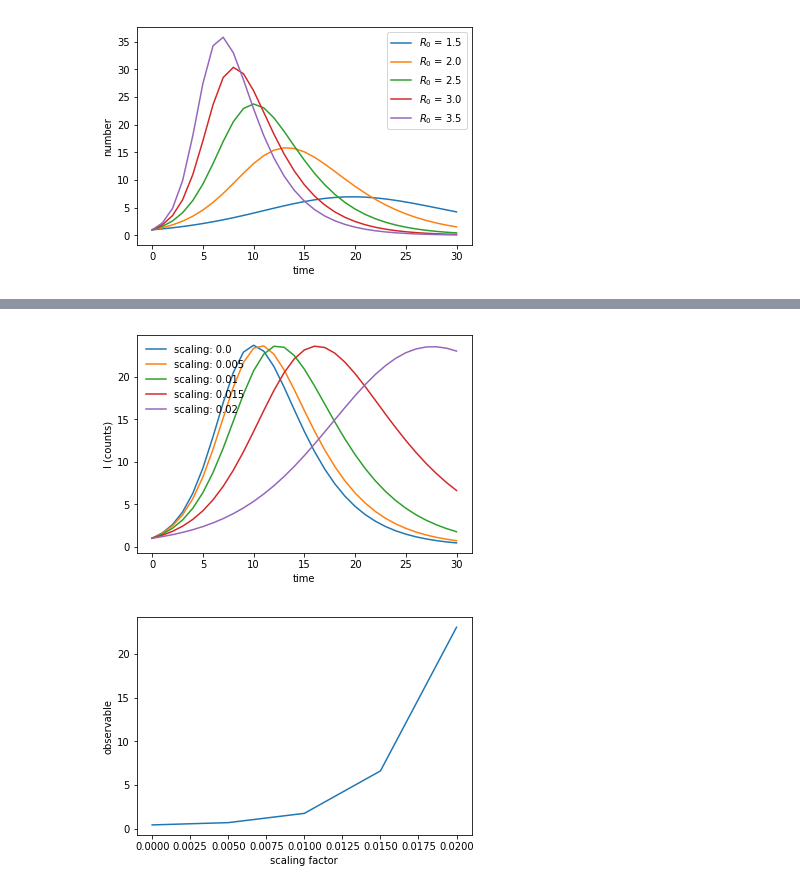
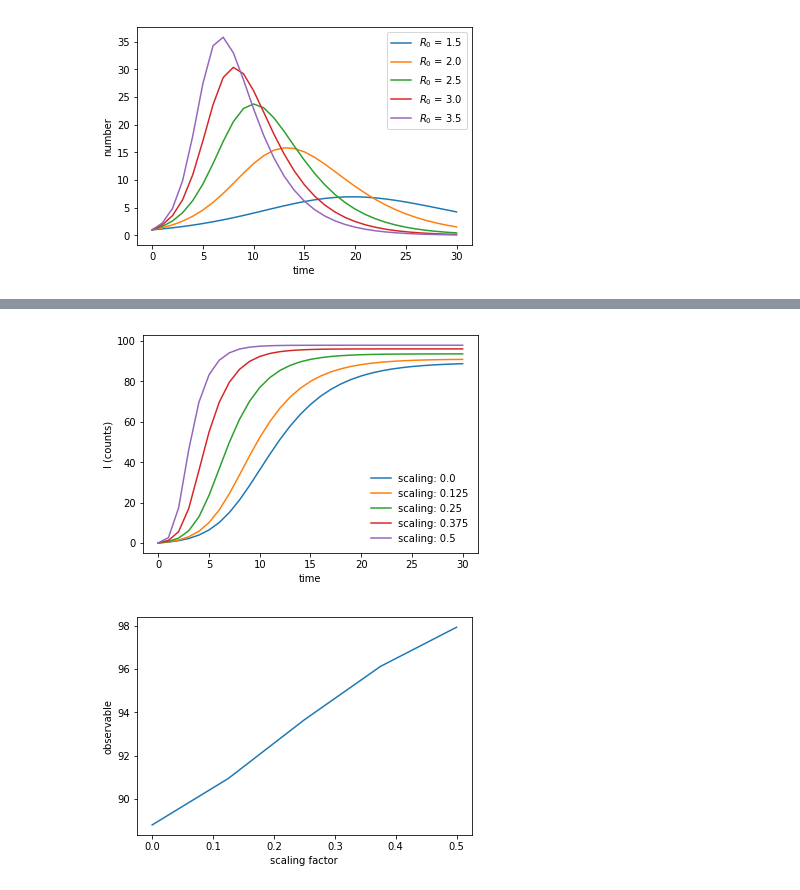
Before and after one commit to mcellteam/Workshop_2021, a Jupyter notebook: bionetgen/advanced_pybng/adv_pybng.ipynb, the cells around one changed output, grey strips where cells are left out. Cells and saved outputs as stored; diff of their text form; code cells hidden in the pictures.

```diff
--- a/bionetgen/advanced_pybng/adv_pybng.ipynb
+++ b/bionetgen/advanced_pybng/adv_pybng.ipynb
@@ -176,0 +186,11 @@ x= [2.51510596 0.33077889]
+# %%
+sim.resetAll()
+# simple parameter scan
+for i in np.arange(0.1, 0.5,0.1):
+    sim.g = np.float(i)
+    sim.reset()
+    res = sim.simulate(0, 30, 31)
+    plt.plot(res['time'], res["R"], label=f"g = {i:.02f}")
+plt.legend()
+plt.xlabel('time')
+_ = plt.ylabel('number')
@@ -180,25 +202,26 @@ x= [2.51510596 0.33077889]
 import pyDOE
 # %%
 sim.resetAll()
-# This "names" need to be the names of the varying parameters list
-# let's do it on everything
+# selecting parameters to vary for sensitivity analysis
 to_scan = ["R0", "g"]
 n_dim = len(to_scan)
+# set number of samples
 n_samples = int(1e4)
-# Let's implement some latin hypercube here
-# Get appropriate number of samples
+# Getting latin hypercube samples using pyDOE library
 lhs_samples = pyDOE.lhs(n_dim, samples=n_samples)
-# We want to center from where we started
-means = [getattr(sim, rate_name) for rate_name in to_scan]
-means = np.log10(means)
-# and say we want to scan about an order of magnitude
+# Get initial parameter values
+param_values = [getattr(sim, rate_name) for rate_name in to_scan]
+param_values = np.log10(param_values)
+# selecting the scale, original value is 1 for an order of magnitude
 scale = 1
 lhs_samples = uniform(loc=-scale, scale=scale*2.0).ppf(lhs_samples)
+# move the center of the distribution to the inital parameter values
 for i in range(n_dim):
-    lhs_samples[:,i] += means[i]
+    lhs_samples[:,i] += param_values[i]
+# let's make sure we got the scale right
 for i in range(n_dim):
-    print(f"parameter: {to_scan[i]}, original log(value): {means[i]}")
+    orig_value = np.float(model.parameters[to_scan[i]].value)
+    orig_value = np.log10(orig_value)
+    print(f"parameter: {to_scan[i]}, original value: {orig_value}")
     print(f"sample min: {lhs_samples[:,i].min()}, sample max: {lhs_samples[:,i].max()}")
-    print(f"sample mean: {lhs_samples[:,i].mean()}, sample std: {lhs_samples[:,i].std()}")
-lhs_samples = np.power(10,lhs_samples)
 # %% [output]
@@ -217,7 +238,7 @@ def simulate_param(simulator, parameters):
     return res_c
 
 def get_obs(result):
-    return result["I"][-1]
+    return result["R"][-1]
 # %%
 results = []
 observables = []
@@ -262,23 +283,23 @@ R0 coefficient: -0.2252855501641393, g coefficient: -4.196658612606835
 # %%
 sim.resetAll()
 
 scaling_obs = []
-for lam in np.linspace(0, 0.02, num=5):
+for lam in np.linspace(0, 0.5, num=5):
     for iparam, pname in enumerate(to_scan):
         cval = sim.getGlobalParameterByName(pname)
         sim.setGlobalParameterByName(pname, cval+(lam*reg.coef_[iparam]))
     sim.reset()
     res = sim.simulate(0,30,31)
     scaling_obs.append(get_obs(res))
-    plt.plot(res["time"], res["I"], label=f"scaling: {lam}")
+    plt.plot(res["time"], res["R"], label=f"scaling: {lam}")
 plt.xlabel("time")
 plt.ylabel("I (counts)")
 _ = plt.legend(frameon=False)
 # %% [output]
-[figure, old version]
+[figure, new version]
 # %%
-plt.plot(np.linspace(0, 0.02, num=5), scaling_obs)
+plt.plot(np.linspace(0, 0.5, num=5), scaling_obs)
 plt.xlabel("scaling factor")
 _ = plt.ylabel("observable")
 # %% [output]
-[figure, old version]
+[figure, new version]
```
Also changed, not shown: parts of 13 cells of this notebook.
